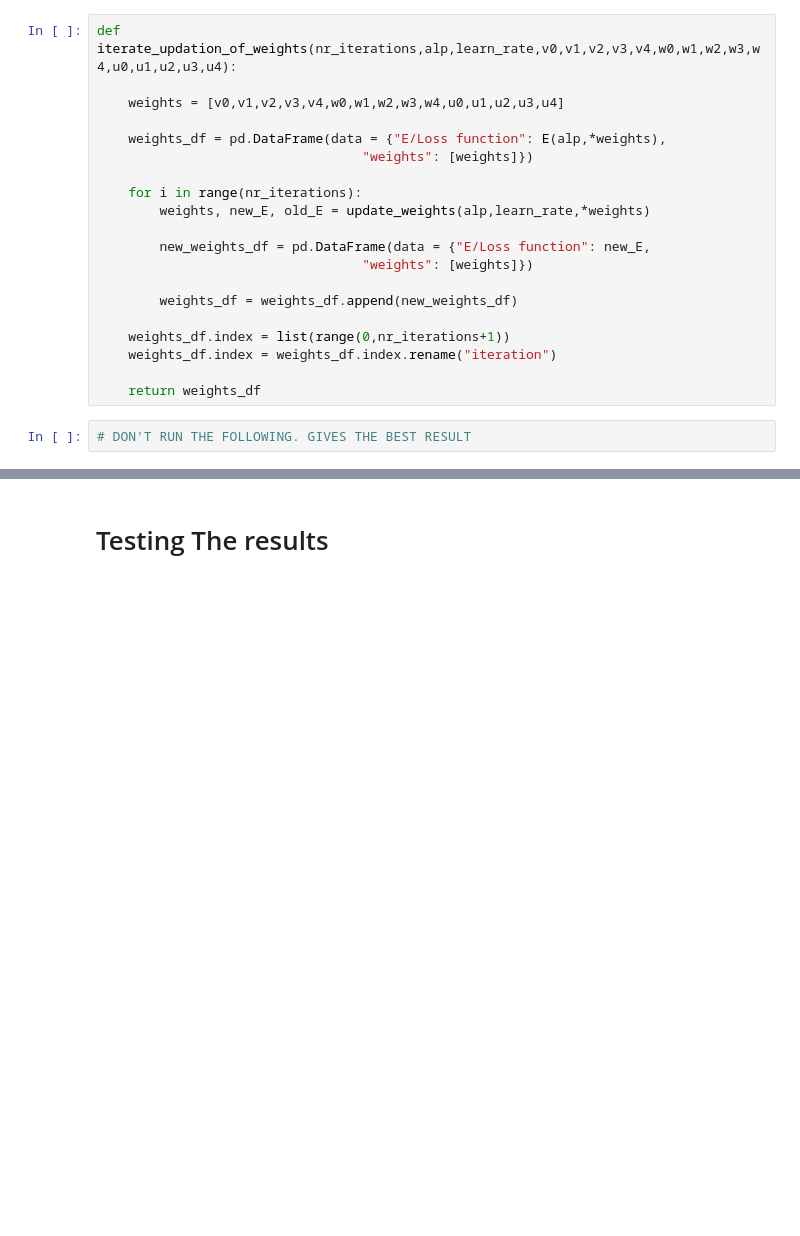
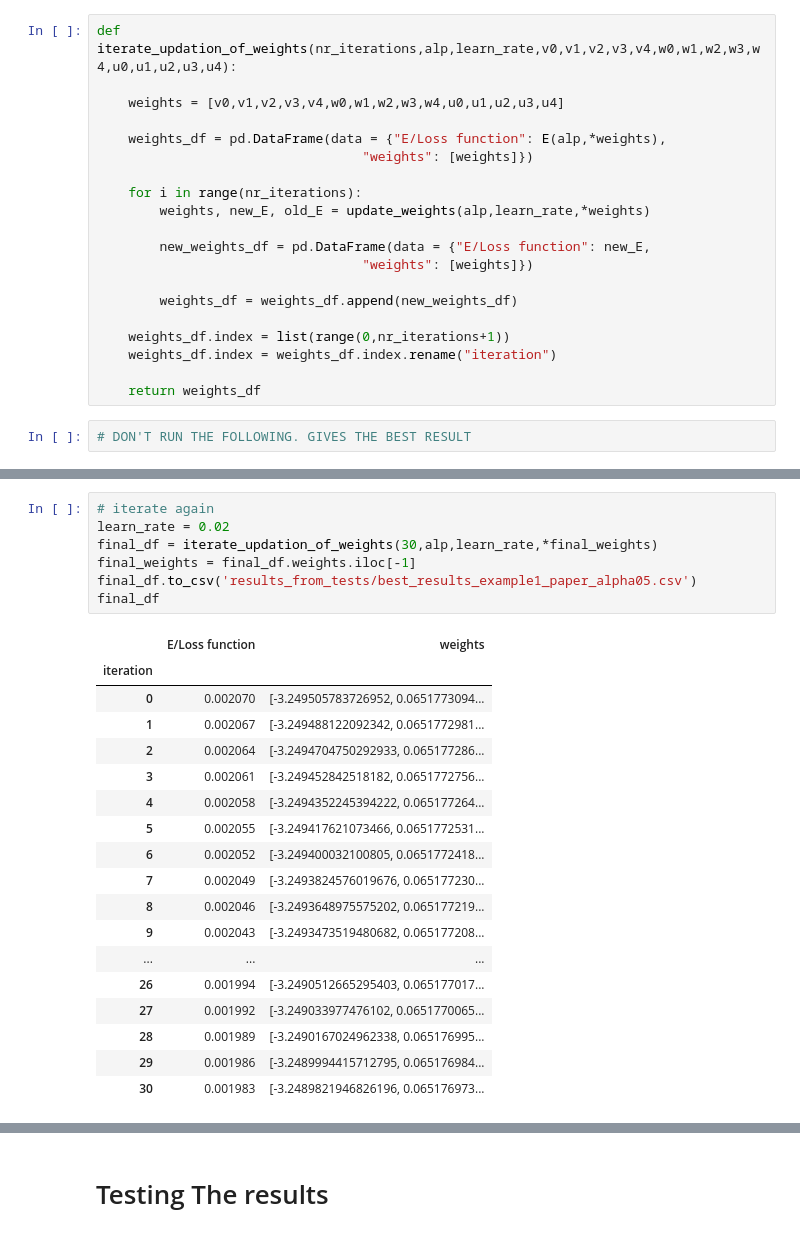
Before and after one commit to nicolahcm/code_thesis_fractional_diff_eq, a Jupyter notebook: Test with conformal derivatives-Copy1.ipynb, the cells around one changed output, grey strips where cells are left out. Drawn from its saved outputs; the diff is of its cells as text; blank space fills up the shorter version.

```diff
--- a/Test with conformal derivatives-Copy1.ipynb
+++ b/Test with conformal derivatives-Copy1.ipynb
@@ -485,0 +484,26 @@ final_weights
+# %%
+# iterate again
+learn_rate = 0.02
+final_df = iterate_updation_of_weights(30,alp,learn_rate,*final_weights)
+final_weights = final_df.weights.iloc[-1]
+final_df.to_csv('results_from_tests/best_results_example1_paper_alpha05.csv')
+final_df
+# %% [output]
+|  | E/Loss function | weights |
+| iteration |  |  |
+| 0 | 0.002070 | [-3.249505783726952, 0.0651773094... |
+| 1 | 0.002067 | [-3.249488122092342, 0.0651772981... |
+| 2 | 0.002064 | [-3.2494704750292933, 0.065177286... |
+| 3 | 0.002061 | [-3.249452842518182, 0.0651772756... |
+| 4 | 0.002058 | [-3.2494352245394222, 0.065177264... |
+| 5 | 0.002055 | [-3.249417621073466, 0.0651772531... |
+| 6 | 0.002052 | [-3.249400032100805, 0.0651772418... |
+| 7 | 0.002049 | [-3.2493824576019676, 0.065177230... |
+| 8 | 0.002046 | [-3.2493648975575202, 0.065177219... |
+| 9 | 0.002043 | [-3.2493473519480682, 0.065177208... |
+| ... | ... | ... |
+| 26 | 0.001994 | [-3.2490512665295403, 0.065177017... |
+| 27 | 0.001992 | [-3.249033977476102, 0.0651770065... |
+| 28 | 0.001989 | [-3.2490167024962338, 0.065176995... |
+| 29 | 0.001986 | [-3.2489994415712795, 0.065176984... |
+| 30 | 0.001983 | [-3.2489821946826196, 0.065176973... |
```
Also changed, not shown: parts of 7 cells of this notebook, 2 other files.
